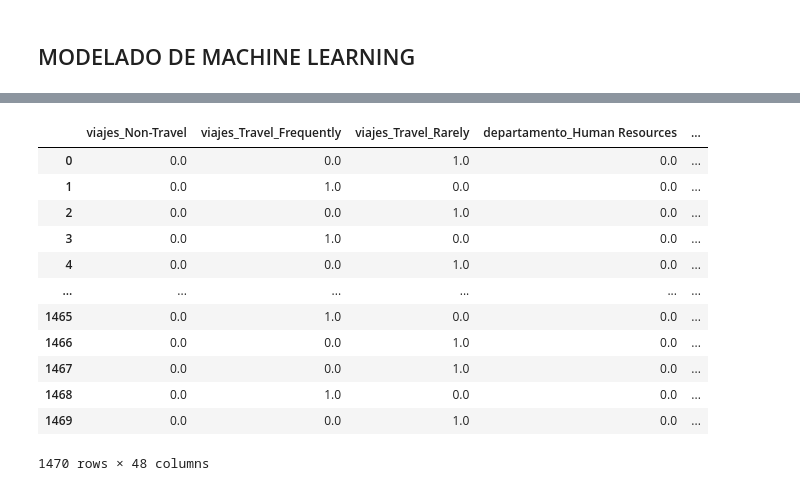
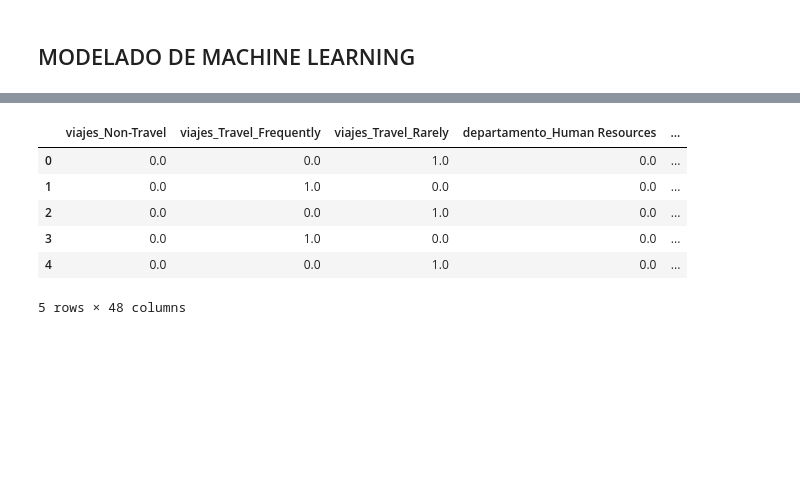
Before and after one commit to Carlos-Ernesto/Data-Science, a Jupyter notebook: DS4B/codigo_personal.ipynb, the cells around one changed output, grey strips where cells are left out. Drawn from its saved outputs; the diff is of its cells as text; code cells hidden in the pictures; blank space fills up the shorter version.

```diff
--- a/DS4B/codigo_personal.ipynb
+++ b/DS4B/codigo_personal.ipynb
@@ -351,21 +351,15 @@ cat_ohe = ohe.transform(cat)
 #Ponemos los nombres
 cat_ohe = pd.DataFrame(cat_ohe, columns = ohe.get_feature_names_out(input_features = cat.columns)).reset_index(drop = True)
 # %%
-cat_ohe
+cat_ohe.head()
 # %% [output]
 |  | viajes_Non-Travel | viajes_Travel_Frequently | viajes_Travel_Rarely | departamento_Human Resources | ... |
 | 0 | 0.0 | 0.0 | 1.0 | 0.0 | ... |
 | 1 | 0.0 | 1.0 | 0.0 | 0.0 | ... |
 | 2 | 0.0 | 0.0 | 1.0 | 0.0 | ... |
 | 3 | 0.0 | 1.0 | 0.0 | 0.0 | ... |
 | 4 | 0.0 | 0.0 | 1.0 | 0.0 | ... |
-| ... | ... | ... | ... | ... | ... |
-| 1465 | 0.0 | 1.0 | 0.0 | 0.0 | ... |
-| 1466 | 0.0 | 0.0 | 1.0 | 0.0 | ... |
-| 1467 | 0.0 | 0.0 | 1.0 | 0.0 | ... |
-| 1468 | 0.0 | 1.0 | 0.0 | 0.0 | ... |
-| 1469 | 0.0 | 0.0 | 1.0 | 0.0 | ... |
-1470 rows × 48 columns
+5 rows × 48 columns
 # %%
 #Unión del data frama de variables categóricas con el data frame de variables numéricas
 num = df_ml.select_dtypes('number').reset_index(drop=True)
```
Also changed, not shown: parts of 16 cells of this notebook.
